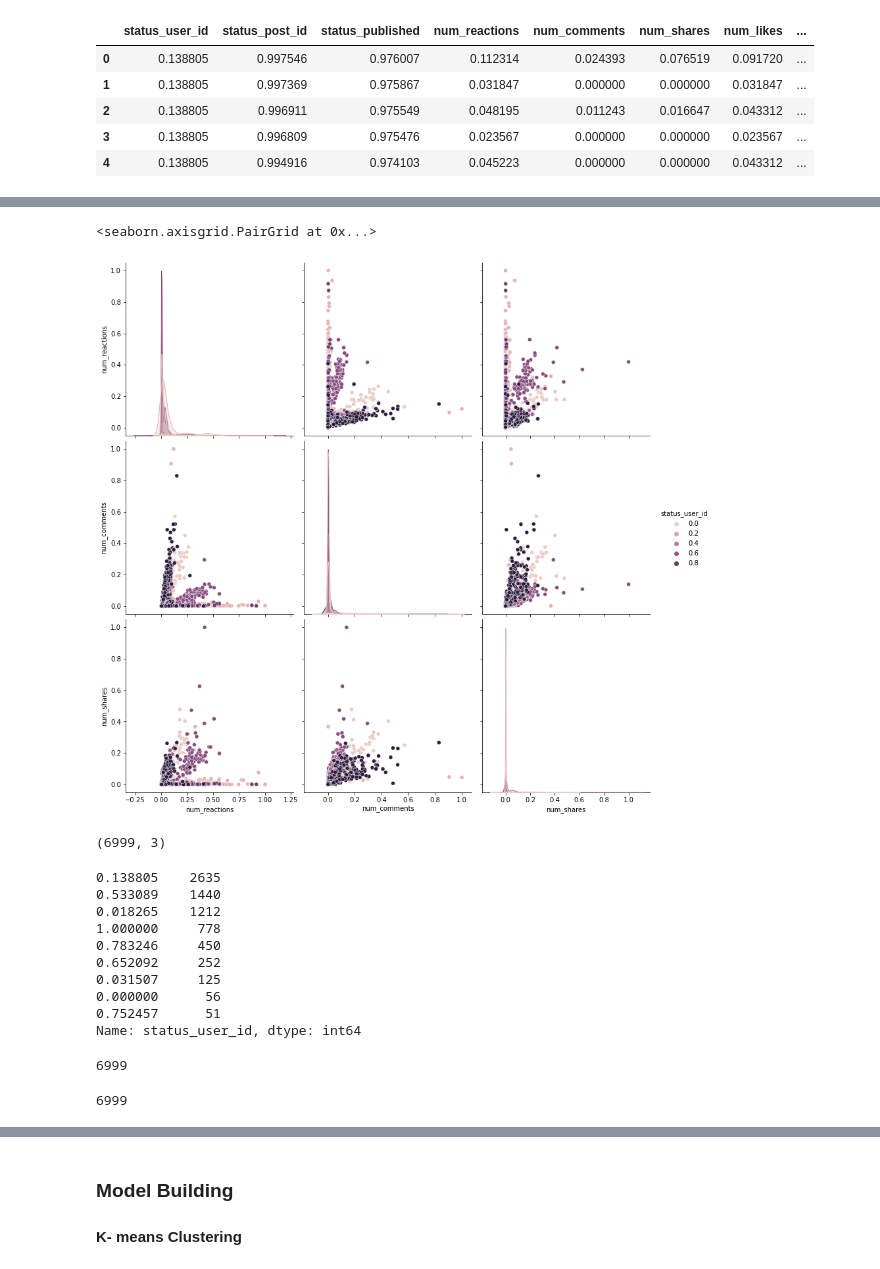
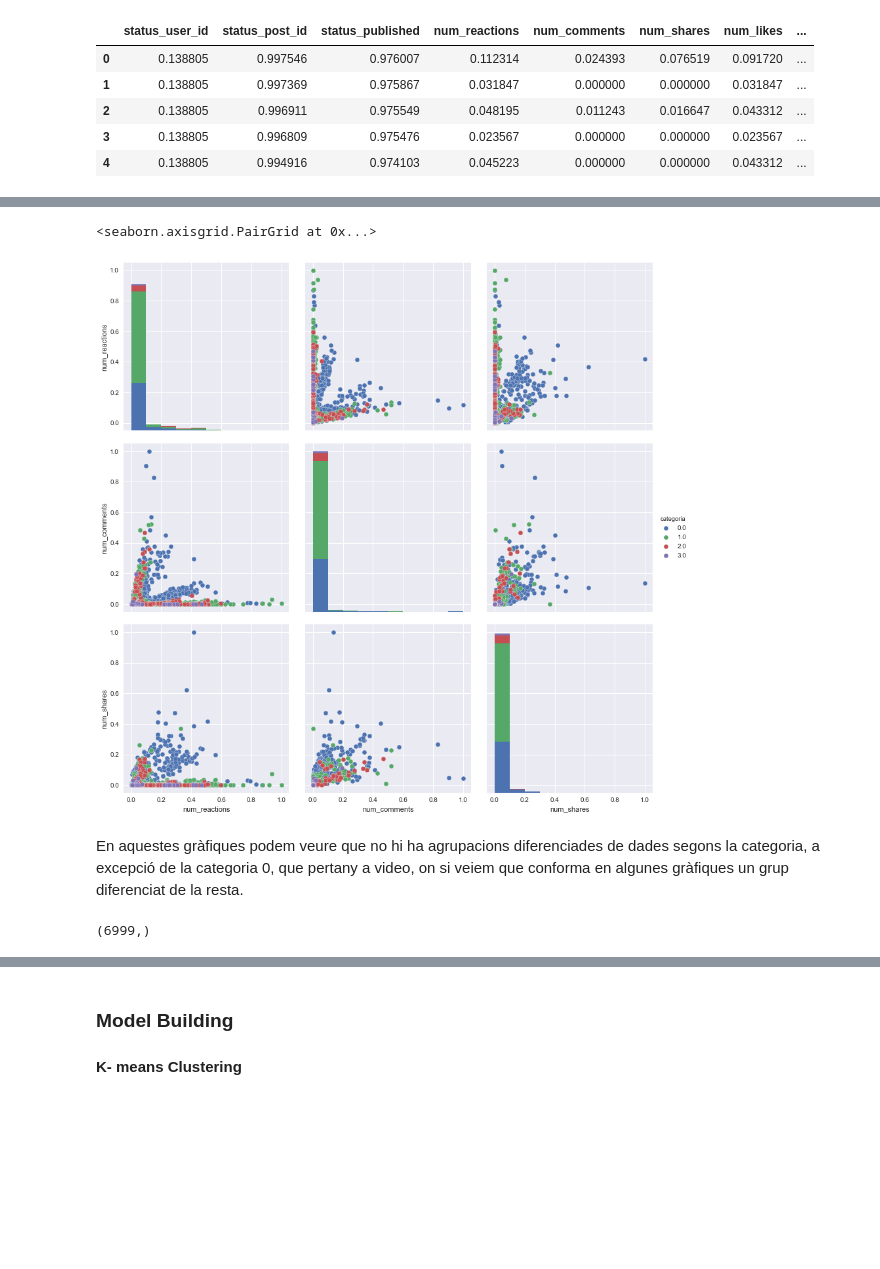
Before and after one commit to David-DataScience/Unsupervised_Learning, a Jupyter notebook: S08.ipynb, the cells around one changed output, grey strips where cells are left out. Saved outputs shown, nothing was run; the diff lists cells and outputs as text; code cells hidden in the pictures; blank space fills up the shorter version.

```diff
--- a/S08.ipynb
+++ b/S08.ipynb
@@ -377,8 +338,8 @@ data_sc.describe().round(2)
 # %%
 scaler = MinMaxScaler()
-# %%
-# transform data
-scaled = scaler.fit_transform(data_sc)
+# %%
+columnes_sc = data_sc[[0, 1, 2, 3, 4, 5, 6, 7, 8, 9, 10, 11]]
+scaled = scaler.fit_transform(columnes_sc)
 # %%
 data_nm = DataFrame(scaled)
 # %%
@@ -391,7 +352,7 @@ data_nm.head()
 | 3 | 0.138805 | 0.996809 | 0.975476 | 0.023567 | 0.000000 | 0.000000 | 0.023567 | 0.000000 | 0.000000 | 0.000000 | 0.000000 | ... |
 | 4 | 0.138805 | 0.994916 | 0.974103 | 0.045223 | 0.000000 | 0.000000 | 0.043312 | 0.013699 | 0.000000 | 0.000000 | 0.000000 | ... |
 # %%
-data_nm.columns = ['status_user_id', 'status_post_id', 'status_published', 'num_reactions', 'num_comments', 'num_shares', 'num_likes', 'num_loves', 'num_wows', 'num_hahas', 'num_sads', 'num_angrys', 'photo', 'text', 'video']
+data_nm.columns = ['status_user_id', 'status_post_id', 'status_published', 'num_reactions', 'num_comments', 'num_shares', 'num_likes', 'num_loves', 'num_wows', 'num_hahas', 'num_sads', 'num_angrys']
 data_nm.columns
 data_nm.head()
 # %% [output]
@@ -401,4 +362,6 @@ data_nm.head()
 | 2 | 0.138805 | 0.996911 | 0.975549 | 0.048195 | 0.011243 | 0.016647 | 0.043312 | ... |
 | 3 | 0.138805 | 0.996809 | 0.975476 | 0.023567 | 0.000000 | 0.000000 | 0.023567 | ... |
 | 4 | 0.138805 | 0.994916 | 0.974103 | 0.045223 | 0.000000 | 0.000000 | 0.043312 | ... |
+# %%
+data_nm['categoria'] = data['categoria'].apply(int)
 # %%
@@ -433,33 +464,14 @@ plt.show()
 # %%
-sns.pairplot(data_nm.dropna(), hue='status_user_id',size=4,vars=["num_reactions","num_comments","num_shares"],kind='scatter')
+sns.pairplot(data_nm.dropna(), hue='categoria',size=4,vars=["num_reactions","num_comments","num_shares"],kind='scatter')
 # %% [output]
 <seaborn.axisgrid.PairGrid at 0x...>
-[figure, old version]
+[figure, new version]
+# %% [markdown]
+En aquestes gràfiques podem veure que no hi ha agrupacions diferenciades de dades segons la categoria, a excepció de la categoria 0, que pertany a video, on si veiem que conforma en algunes gràfiques un grup diferenciat de la resta.
 # %%
-#X = np.array(data_nm[["num_reactions","num_comments","num_likes","video","photo","text"]])
 X = np.array(data_nm[["num_reactions","num_comments","num_shares"]])
-y = np.array(data_nm['status_user_id'])
+y = np.array(data['categoria'])
 X.shape
+y.shape
 # %% [output]
-(6999, 3)
+(6999,)
-# %%
-data_nm['status_user_id'].value_counts()
-# %% [output]
-0.138805    2635
-0.533089    1440
-0.018265    1212
-1.000000     778
-0.783246     450
-0.652092     252
-0.031507     125
-0.000000      56
-0.752457      51
-Name: status_user_id, dtype: int64
-# %%
-len(data_nm)
-# %% [output]
-6999
-# %%
-len(X)
-# %% [output]
-6999
```
Also changed, not shown: parts of 188 cells of this notebook.
